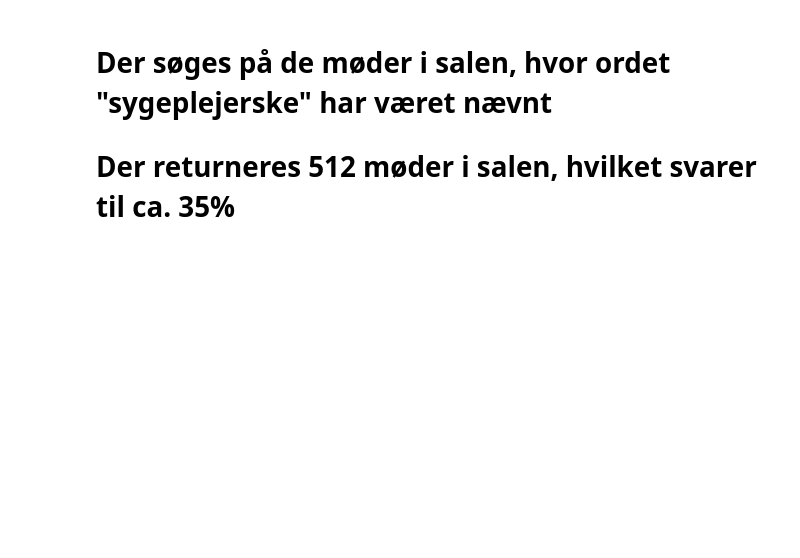
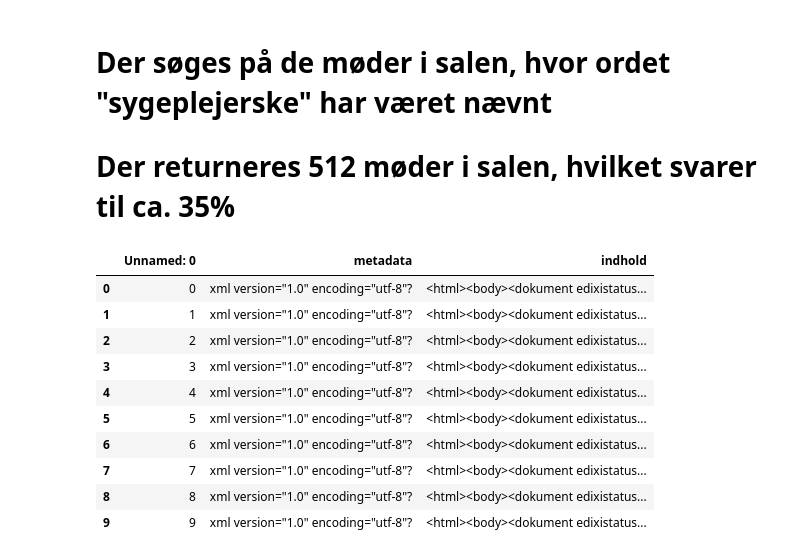
Before and after one commit to danawang10/isds29, a Jupyter notebook: Projekt/FT/ft_ftp.ipynb, the cells around one changed output. Cells and saved outputs as stored; diff of their text form; code cells hidden in the pictures; blank space fills up the shorter version.

```diff
--- a/Projekt/FT/ft_ftp.ipynb
+++ b/Projekt/FT/ft_ftp.ipynb
@@ -83,3 +88,17 @@ df_sygep = df_suppe[df_suppe.apply(lambda row: row.astype(str).str.contains(subs
 df_suppe.to_csv('suppe.csv')
 # %%
 df_sygep.to_csv('sygep.csv')
+# %%
+pd.read_csv('suppe.csv')
+# %% [output]
+|  | Unnamed: 0 | metadata | indhold |
+| 0 | 0 | xml version="1.0" encoding="utf-8"? | <html><body><dokument edixistatus... |
+| 1 | 1 | xml version="1.0" encoding="utf-8"? | <html><body><dokument edixistatus... |
+| 2 | 2 | xml version="1.0" encoding="utf-8"? | <html><body><dokument edixistatus... |
+| 3 | 3 | xml version="1.0" encoding="utf-8"? | <html><body><dokument edixistatus... |
+| 4 | 4 | xml version="1.0" encoding="utf-8"? | <html><body><dokument edixistatus... |
+| 5 | 5 | xml version="1.0" encoding="utf-8"? | <html><body><dokument edixistatus... |
+| 6 | 6 | xml version="1.0" encoding="utf-8"? | <html><body><dokument edixistatus... |
+| 7 | 7 | xml version="1.0" encoding="utf-8"? | <html><body><dokument edixistatus... |
+| 8 | 8 | xml version="1.0" encoding="utf-8"? | <html><body><dokument edixistatus... |
+| 9 | 9 | xml version="1.0" encoding="utf-8"? | <html><body><dokument edixistatus... |
```
Also changed, not shown: parts of 4 cells of this notebook, 6 other files.
